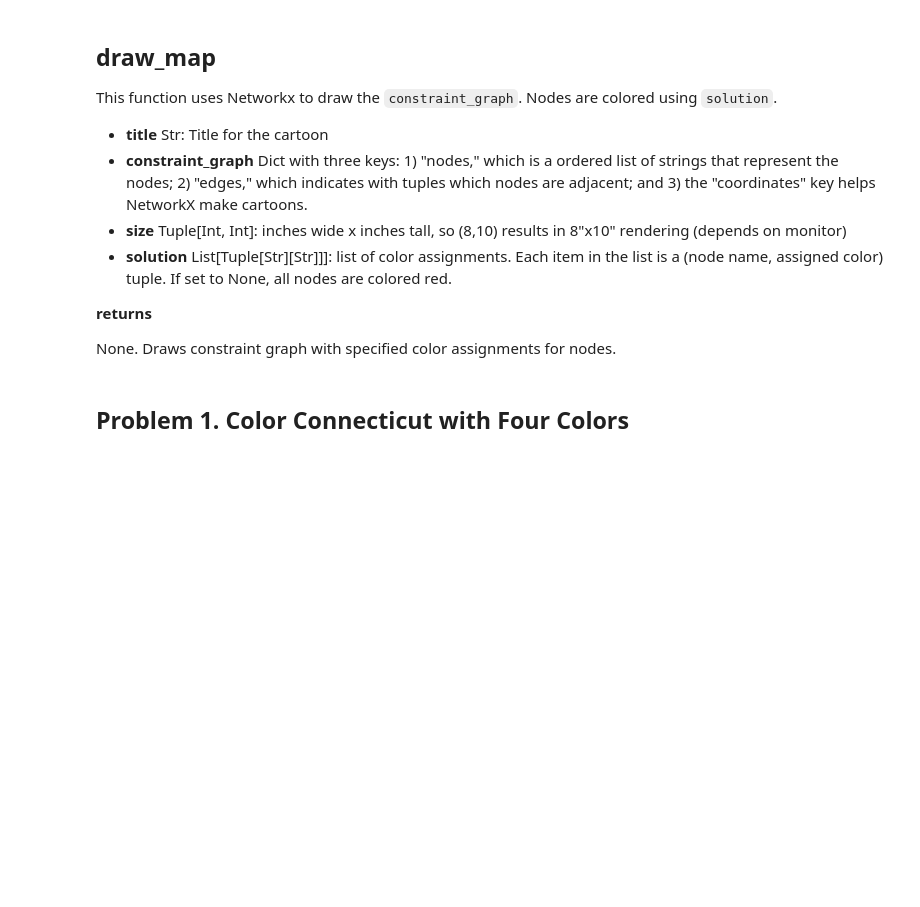
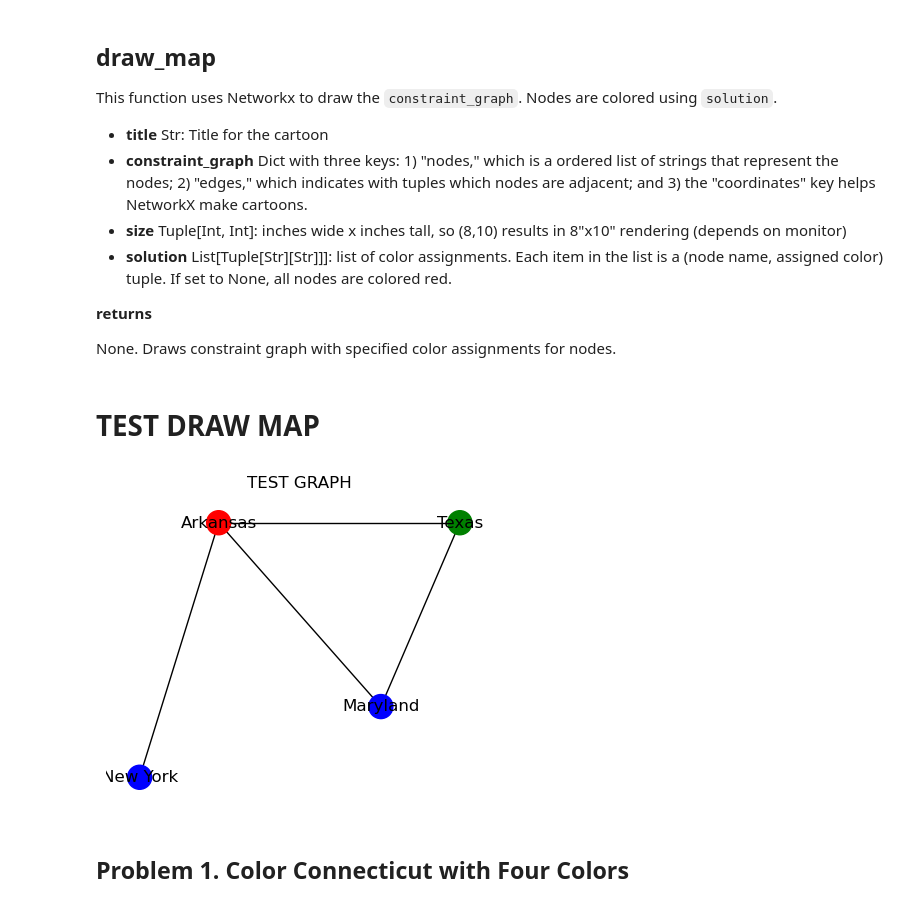
Before and after one commit to marktfaust/Constraint-Satisfaction-Problems, a Jupyter notebook: Faust_Mark_assignment_4.ipynb, the cells around one changed output. Saved outputs shown, nothing was run; the diff lists cells and outputs as text; code cells hidden in the pictures; blank space fills up the shorter version.

Commit message:
working version of solution bfore cleaning up

```diff
--- a/Faust_Mark_assignment_4.ipynb
+++ b/Faust_Mark_assignment_4.ipynb
@@ -145,6 +506,25 @@ def draw_map(title, constraint_graph, size, solution=None):
     nx.draw(G, node_color = colors, with_labels = True, labels = labels, pos = pos)
 
 #    plt.savefig(name + ".png")
+# %% [markdown]
+# TEST DRAW MAP
+# %%
+test_solution = color_map(test_graph, ["red", "blue", "green", "yellow"], trace=False)
+if test_solution:
+    test_coloring(test_graph, test_solution)
+if test_solution:
+    draw_map("TEST GRAPH", test_graph, (5,4), test_solution)
+
+
+# test with yellow, should work fine.
+# test_fail_solution = color_map(test_fail_graph, ["red", "green"], trace=False)
+# print(test_fail_solution)
+# if test_fail_solution:
+#     test_coloring(test_fail_graph, test_fail_solution)
+# if test_fail_solution:
+#     draw_map("TEST FAIL GRAPH", test_fail_graph, (5,4), test_fail_solution)
+# %% [output]
+[figure, added]
 # %% [markdown]
 ## Problem 1. Color Connecticut with Four Colors
 # %%
```
Also changed, not shown: parts of 23 cells of this notebook.
